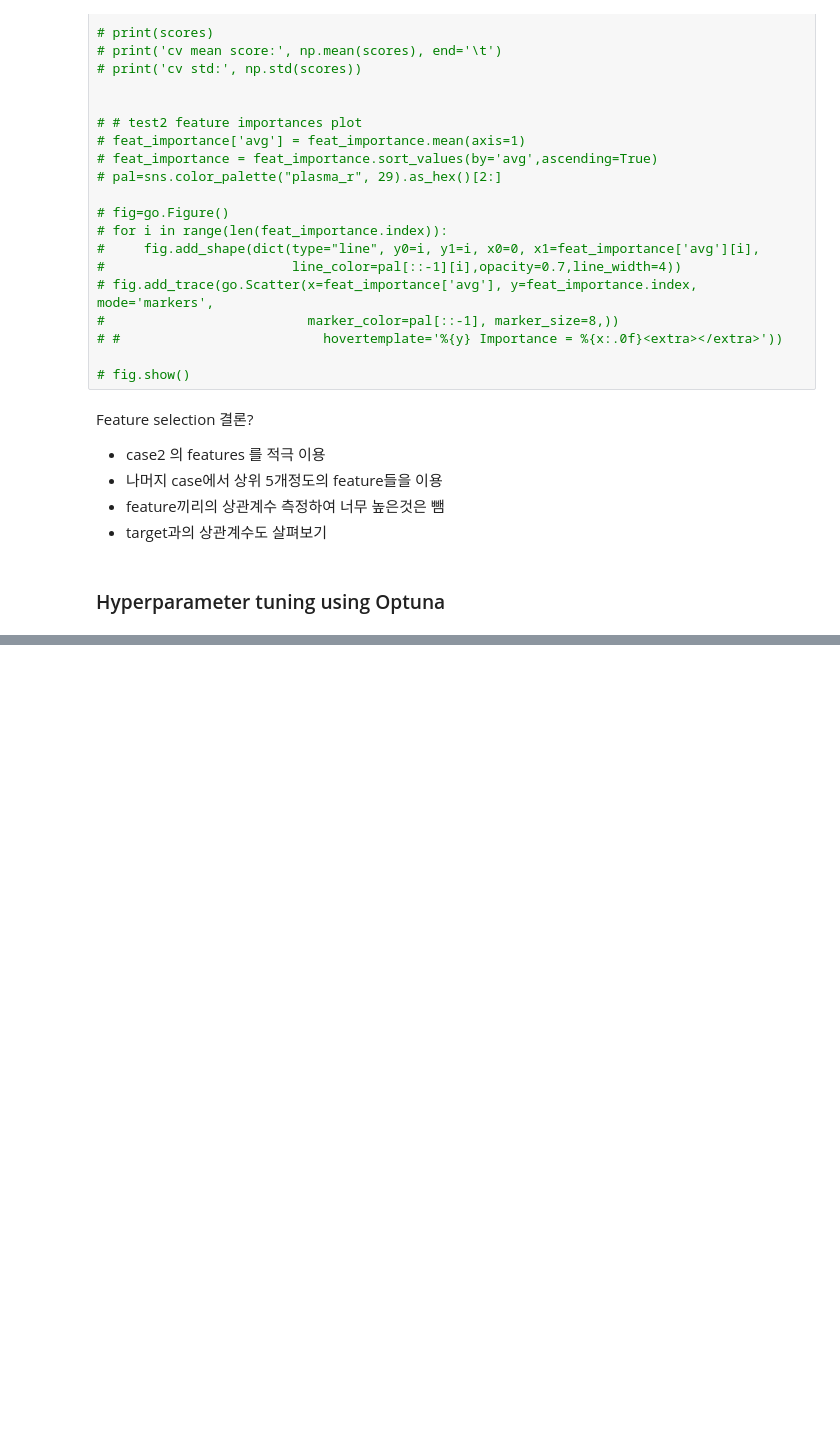
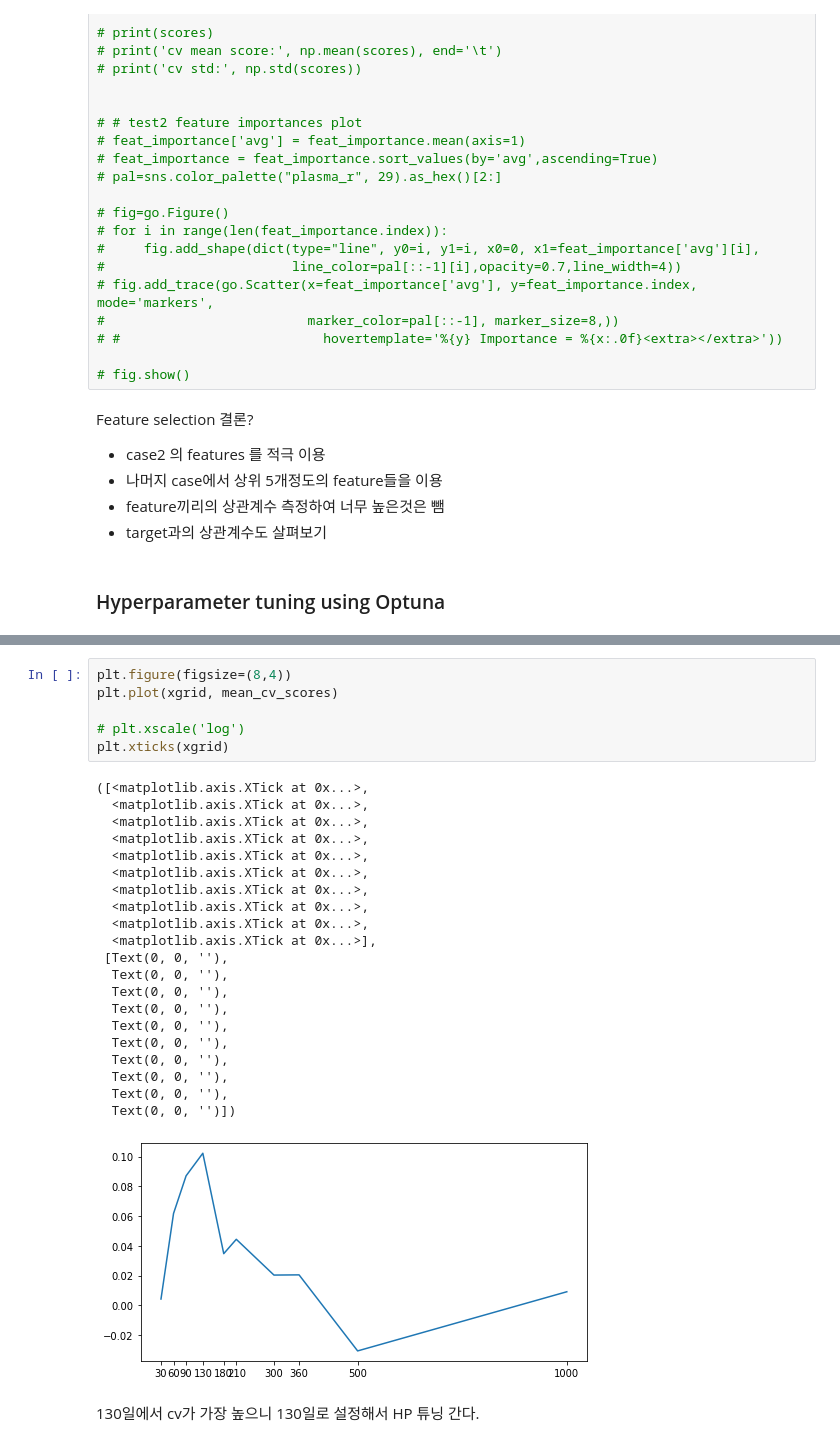
Before and after one commit to hoeen/kaggle, a Jupyter notebook: JPX-prediction/jpx-lgbm-tunehp.ipynb, the cells around one changed output, grey strips where cells are left out. Cells and saved outputs as stored; diff of their text form; blank space fills up the shorter version.

```diff
--- a/JPX-prediction/jpx-lgbm-tunehp.ipynb
+++ b/JPX-prediction/jpx-lgbm-tunehp.ipynb
@@ -799,0 +959,30 @@ study.trials_dataframe().sort_values('value', ascending=False).drop(
+# %%
+plt.figure(figsize=(8,4))
+plt.plot(xgrid, mean_cv_scores)
+
+# plt.xscale('log')
+plt.xticks(xgrid)
+# %% [output]
+([<matplotlib.axis.XTick at 0x...>,
+  <matplotlib.axis.XTick at 0x...>,
+  <matplotlib.axis.XTick at 0x...>,
+  <matplotlib.axis.XTick at 0x...>,
+  <matplotlib.axis.XTick at 0x...>,
+  <matplotlib.axis.XTick at 0x...>,
+  <matplotlib.axis.XTick at 0x...>,
+  <matplotlib.axis.XTick at 0x...>,
+  <matplotlib.axis.XTick at 0x...>,
+  <matplotlib.axis.XTick at 0x...>],
+ [Text(0, 0, ''),
+  Text(0, 0, ''),
+  Text(0, 0, ''),
+  Text(0, 0, ''),
+  Text(0, 0, ''),
+  Text(0, 0, ''),
+  Text(0, 0, ''),
+  Text(0, 0, ''),
+  Text(0, 0, ''),
+  Text(0, 0, '')])
+[figure, added]
+# %% [markdown]
+130일에서 cv가 가장 높으니 130일로 설정해서 HP 튜닝 간다.
```
Also changed, not shown: parts of 22 cells of this notebook.
